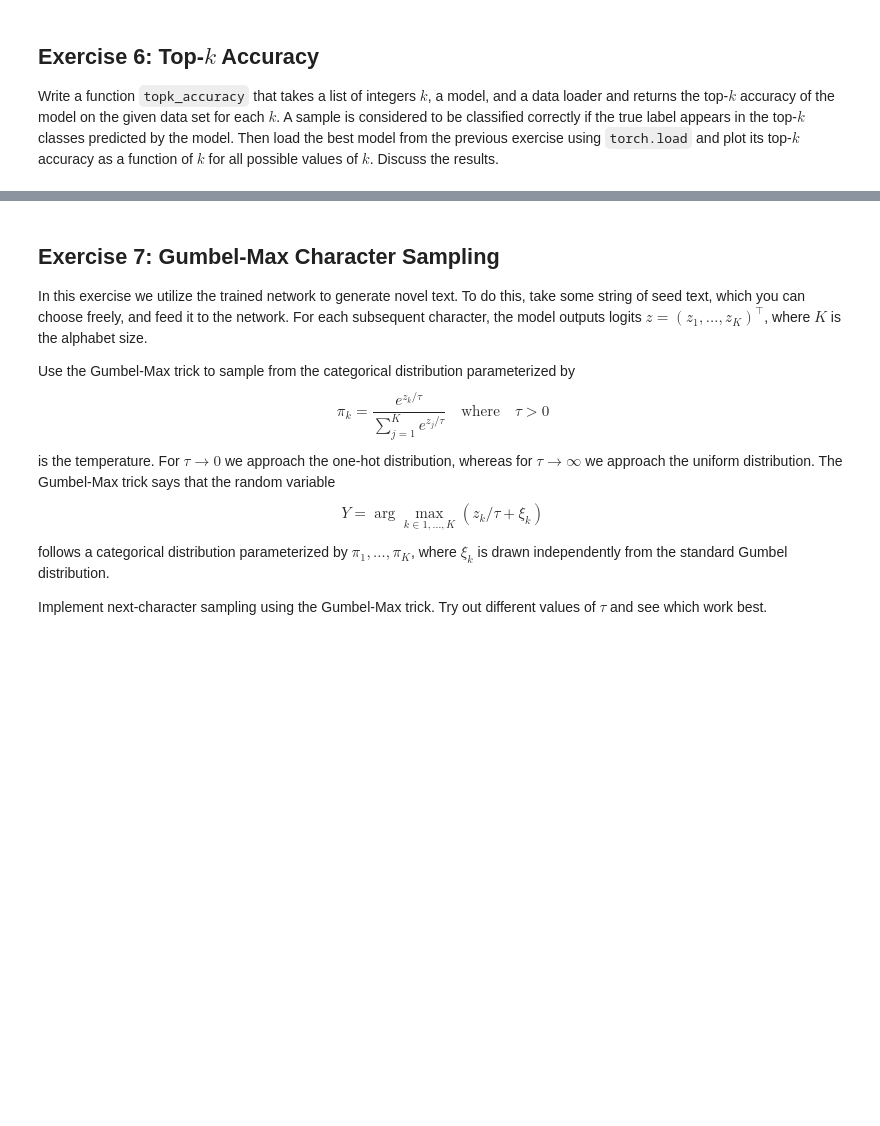
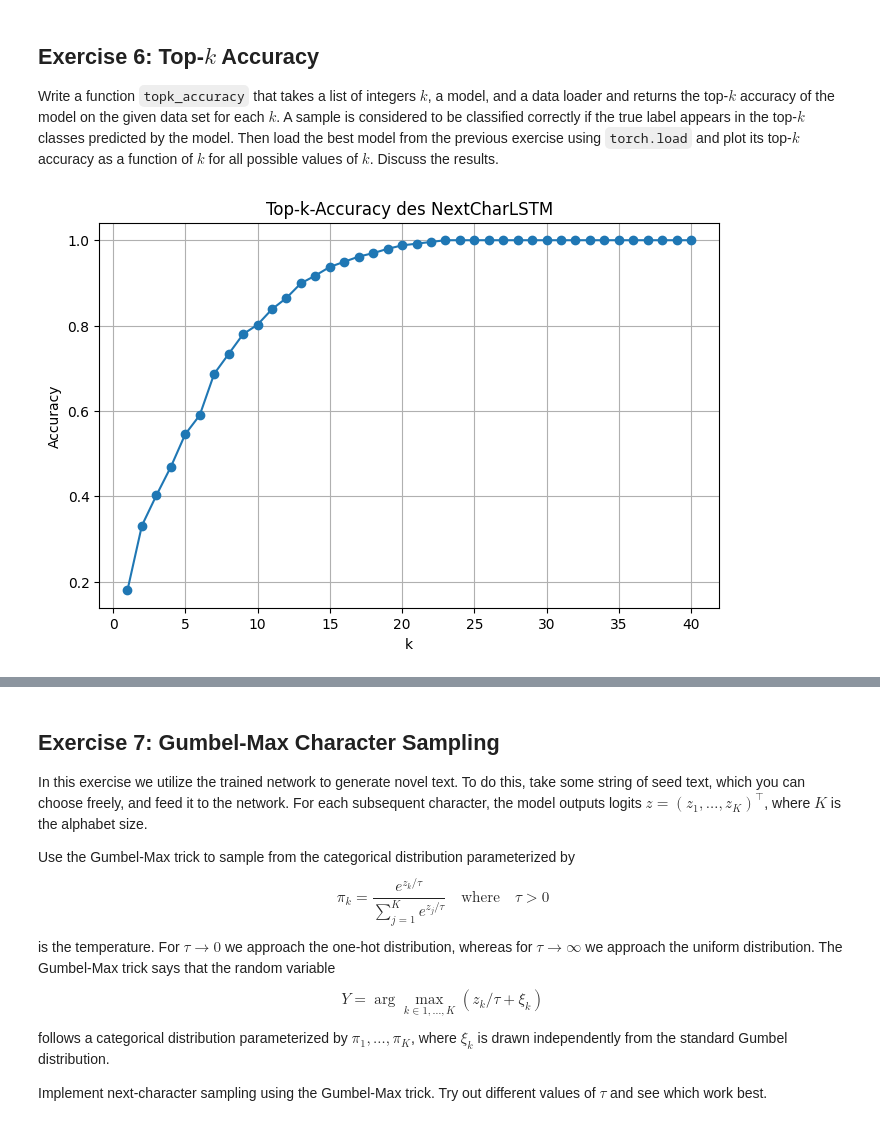
Before and after one commit to luki852/Master_AI, a Jupyter notebook: 1st_Semester/UE_LSTM/A3_Lukas_Steu_k51843919.ipynb, the cells around one changed output, grey strips where cells are left out. Saved outputs shown, nothing was run; the diff lists cells and outputs as text; code cells hidden in the pictures; blank space fills up the shorter version.

Commit message:
LSTM 3 abgabe

```diff
--- a/1st_Semester/UE_LSTM/A3_Lukas_Steu_k51843919.ipynb
+++ b/1st_Semester/UE_LSTM/A3_Lukas_Steu_k51843919.ipynb
@@ -496,3 +480,95 @@ Bestes Validierungs-Loss: 2.8626
 Write a function `topk_accuracy` that takes a list of integers $k$, a model, and a data loader and returns the top-$k$ accuracy of the model on the given data set for each $k$. A sample is considered to be classified correctly if the true label appears in the top-$k$ classes predicted by the model. Then load the best model from the previous exercise using `torch.load` and plot its top-$k$ accuracy as a function of $k$ for all possible values of $k$. Discuss the results.
 # %%
 ########## YOUR SOLUTION HERE ##########
+
+def topk_accuracy(k_list, model, dataloader):
+    """
+    Berechnet die Top-k-Accuracy für alle k in k_list auf dem Datensatz im dataloader.
+
+    Parameter:
+    ----------
+    k_list : list[int]
+        Liste der zu prüfenden k-Werte (z. B. [1, 3, 5, 10])
+    model : torch.nn.Module
+        Das trainierte Modell (z. B. NextCharLSTM)
+    dataloader : torch.utils.data.DataLoader
+        Dataloader, der die Validierungs- oder Testdaten liefert
+
+    Rückgabe:
+    ----------
+    dict[k -> float]
+        Dictionary mit den Top-k-Accuracies für jeden k-Wert.
+    """
+
+    # Modell in Evaluationsmodus (kein Dropout, keine Gradienten)
+    model.eval()
+
+    # Sicherstellen, dass Modell und Daten auf dem gleichen Gerät liegen
+    device = next(model.parameters()).device
+
+    # Zähler für korrekte Vorhersagen und Gesamtanzahl
+    correct_counts = {k: 0 for k in k_list}
+    total = 0
+
+    with torch.no_grad():  # Kein Backpropagation nötig
+        for batch in dataloader:
+            batch = batch.to(device)
+
+            # Input: alle Zeichen außer dem letzten
+            x = batch[:, :-1]
+            # Ziel: alle Zeichen außer dem ersten
+            y = batch[:, 1:]
+
+            # Modellvorhersage → Logits
+            logits = model(x)  # [B, L-1, alphabet_size]
+
+            # Argmax über die Logits → Top-k-Indices
+            # topk_values, topk_indices haben beide Form [B, L-1, k_max]
+            max_k = max(k_list)
+            _, topk_indices = torch.topk(logits, k=max_k, dim=-1)
+
+            # y hat Form [B, L-1] → erweitern für Vergleich
+            # So dass jede Zielklasse mit allen Top-k verglichen werden kann
+            y_expanded = y.unsqueeze(-1).expand_as(topk_indices)
+
+            # Für jedes k prüfen, ob das Ziel in den Top-k ist
+            for k in k_list:
+                correct = (topk_indices[:, :, :k] == y_expanded[:, :, :k]).any(dim=-1)
+                correct_counts[k] += correct.sum().item()
+
+            total += y.numel()  # Gesamtzahl der Zeichen
+
+    # Accuracy pro k berechnen
+    accuracies = {k: correct_counts[k] / total for k in k_list}
+    return accuracies
+
+
+# Beispiel
+
+# Bestes Modell laden (aus Aufgabe 5)
+best_model = NextCharLSTM(alphabet_size=40, embedding_dim=8, hidden_dim=512)
+best_model.load_state_dict(torch.load("best_model.pt"))
+best_model.eval()
+
+# Datensatz vorbereiten (z. B. Validation)
+val_dataset = TextDataset("text.txt", l=100)
+val_loader = DataLoader(val_dataset, batch_size=256, shuffle=False)
+
+# Top-k-Accuracies berechnen
+k_values = list(range(1, 41))  # für k = 1..40 (alle möglichen Zeichen)
+accuracies = topk_accuracy(k_values, best_model, val_loader)
+
+# Visualisierung
+plt.figure(figsize=(8, 5))
+plt.plot(k_values, [accuracies[k] for k in k_values], marker="o")
+plt.title("Top-k-Accuracy des NextCharLSTM")
+plt.xlabel("k")
+plt.ylabel("Accuracy")
+plt.grid(True)
+plt.show()
+
+# Ergebnisse ausgeben
+for k in [1, 3, 5, 10]:
+    print(f"Top-{k} Accuracy: {accuracies[k]*100:.2f}%")
+# %% [output]
+[figure, added]
```
Also changed, not shown: parts of 6 cells of this notebook, 3 other files.
